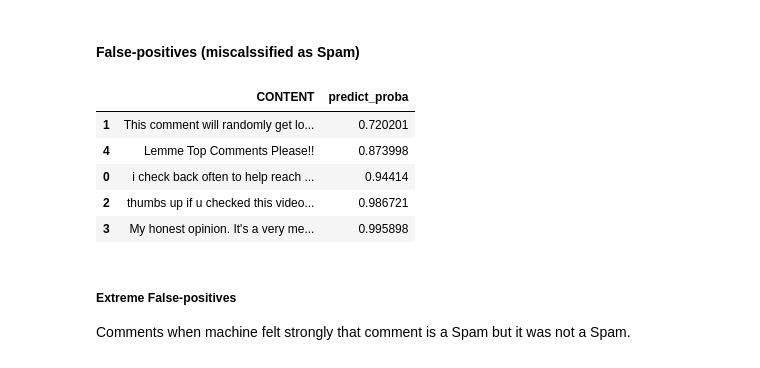
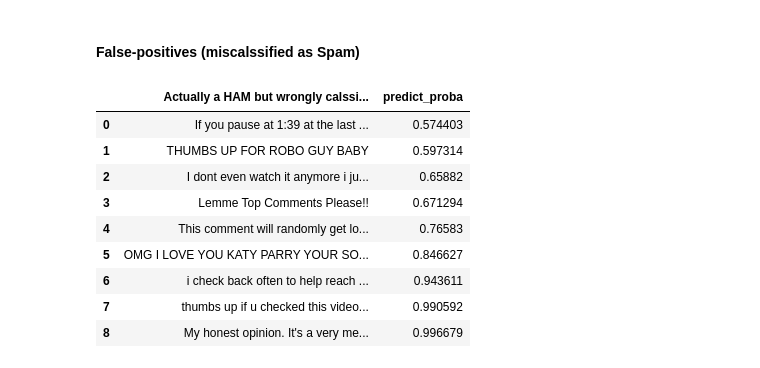
Before and after one commit to Preeti24/Youtube-comments, a Jupyter notebook: Machine Learning.ipynb, the cells around one changed output. Saved outputs shown, nothing was run; the diff lists cells and outputs as text; code cells hidden in the pictures.

```diff
--- a/Machine Learning.ipynb
+++ b/Machine Learning.ipynb
@@ -324,7 +331,6 @@ metrics_df.head().style.highlight_max(axis=0,subset=['FBeta'])
 # %%
-bestThreshold=metrics_df['Threshold'].iloc[0]
-bestBeta=metrics_df['Beta'].iloc[0]
+bestThreshold=metric_df['Threshold'].iloc[0]
 
-print('Best FBeta Score is obtainted at Beta={} and threshold={}.'
-      .format(bestThreshold,bestBeta))
+print('Best FBeta Score is threshold={}.'
+      .format(bestThreshold))
 # %% [output]
@@ -332,21 +338,19 @@ Best FBeta Score is obtainted at Beta=0.42 and threshold=0.4.
 # %% [markdown]
 #### Plot confusion matrix with adjusted threshold and beta
+# %%
+def adjustThreshold(predict_proba,threshold):
+    predict_newThreshold=[]
+    for prob in predict_proba:
+        if prob<threshold:
+            predict_newThreshold.append(0)
+        else:
+            predict_newThreshold.append(1)
+    return predict_newThreshold
 # %%
-def adjustThreshold(predict_proba,adjustedThreshold):
-    predict_newThreshold=[]
-    for prob in predict_proba:
-        if prob<adjustedThreshold:
-            predict_newThreshold.append(0)
-        else:
-            predict_newThreshold.append(1)
-    return predict_newThreshold
+predict_proba=fittedWinnerModel.predict_proba(X_test)[:,1]
 
-predict_proba=fittedWinnerModel.predict_proba(X_test['CleanWordList'])[:,1]
 
-adjustedThreshold=bestThreshold
-beta=bestBeta
-
-cm=confusion_matrix(y_test.astype(int),adjustThreshold(predict_proba,adjustedThreshold=adjustedThreshold))
+cm=confusion_matrix(y_test.astype(int),adjustThreshold(predict_proba,threshold=bestThreshold))
 cf_matrix.make_confusion_matrix(cm,figsize=(15,5),categories=['Ham','Spam'],
-                                title='Confusion Matrix \n',group_names=labels,beta=beta)
+                                title='Confusion Matrix \n',group_names=labels,beta=0.5)
 # %% [output]
@@ -368,10 +370,10 @@ Helper.Thresholder(gs=fittedWinnerModel,
 # %%
-predict_proba=gridSearcher_lr.fittedWinnerModel.predict_proba(X_test['CleanWordList'])[:,1]
+predict_proba=gridSearcher_lr.fittedWinnerModel.predict_proba(X_test)[:,1]
 
 prediction_df=pd.DataFrame(data={'X_test':X_test['CleanWordList'],
                   'y_test':y_test,
                   'predict_proba':predict_proba,
-                  'Prediction':adjustThreshold(predict_proba,adjustedThreshold=0.602)})
+                  'Prediction':adjustThreshold(predict_proba,threshold=bestThreshold)})
 # %%
 merged=pd.merge(prediction_df,data,how='left',left_on='X_test',right_on='CleanWordList')
 
@@ -417,15 +423,19 @@ left_align(misclassifiedSpam.loc[filt,['CONTENT']].reset_index(drop=True))
 # %%
 filtHam=(merged['Prediction']==1) & (merged['y_test']==0)
 misclassifiedHam=merged[filtHam]
 
-left_align(misclassifiedHam.loc[:,['CONTENT','predict_proba']].reset_index(drop=True).sort_values(by='predict_proba'))
+misclassifiedHam.rename(columns={'CONTENT':'Actually a HAM but wrongly calssified as SPAM'},inplace=True)
+misclassifiedHam.sort_values(by='predict_proba',ascending=True,inplace=True)
+misclassifiedHam.reset_index(drop=True,inplace=True)
+left_align(misclassifiedHam.loc[:,['Actually a HAM but wrongly calssified as SPAM','predict_proba']].reset_index(drop=True).sort_values(by='predict_proba'))
 # %% [output]
-|  | CONTENT | predict_proba |
-| 1 | This comment will randomly get lo... | 0.720201 |
-| 4 | Lemme Top Comments Please!!﻿ | 0.873998 |
-| 0 | i check back often to help reach ... | 0.94414 |
-| 2 | thumbs up if u checked this video... | 0.986721 |
-| 3 | My honest opinion. It's a very me... | 0.995898 |
+|  | Actually a HAM but wrongly calssi... | predict_proba |
+| 0 | If you pause at 1:39 at the last ... | 0.574403 |
+| 1 | THUMBS UP FOR ROBO GUY BABY﻿ | 0.597314 |
+| 2 | I dont even watch it anymore i ju... | 0.65882 |
+| 3 | Lemme Top Comments Please!!﻿ | 0.671294 |
+| 4 | This comment will randomly get lo... | 0.76583 |
+| 5 | OMG I LOVE YOU KATY PARRY YOUR SO... | 0.846627 |
+| 6 | i check back often to help reach ... | 0.943611 |
+| 7 | thumbs up if u checked this video... | 0.990592 |
+| 8 | My honest opinion. It's a very me... | 0.996679 |
-# %% [markdown]
-##### Extreme False-positives
-Comments when machine felt strongly that comment is a Spam but it was not a Spam.
```
Also changed, not shown: parts of 37 cells of this notebook.
